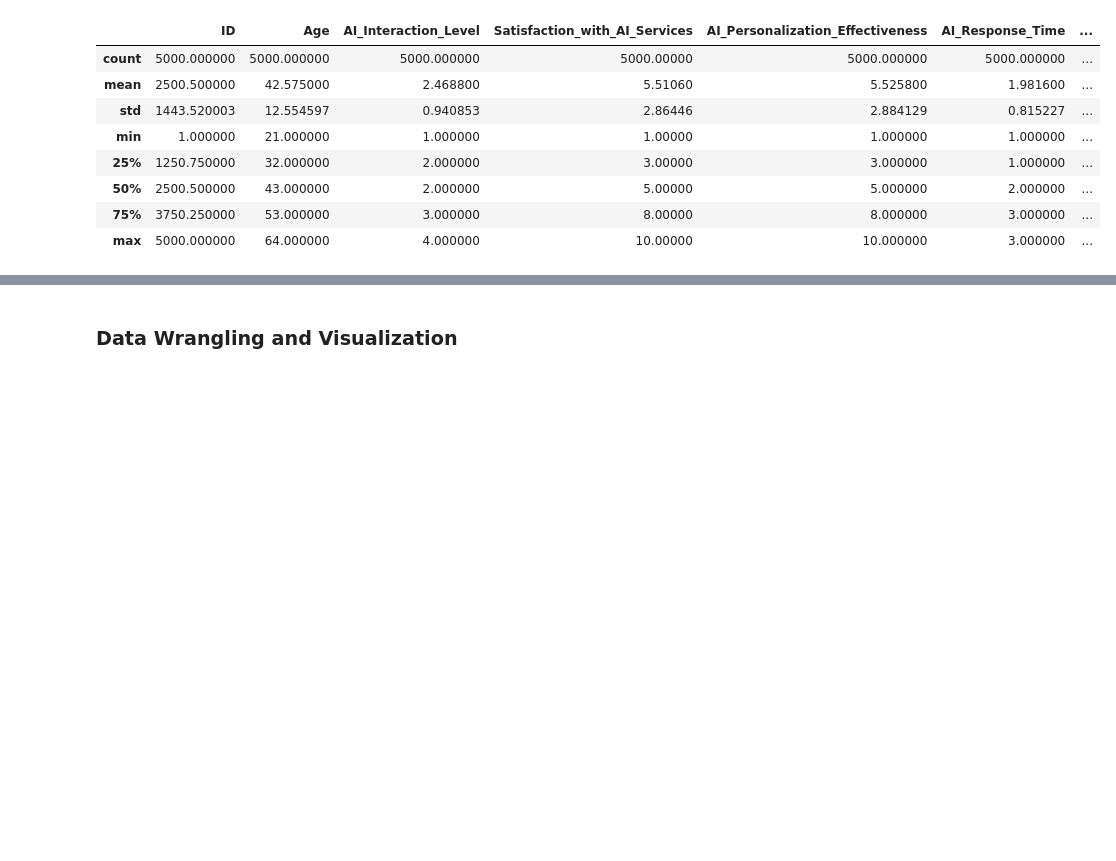
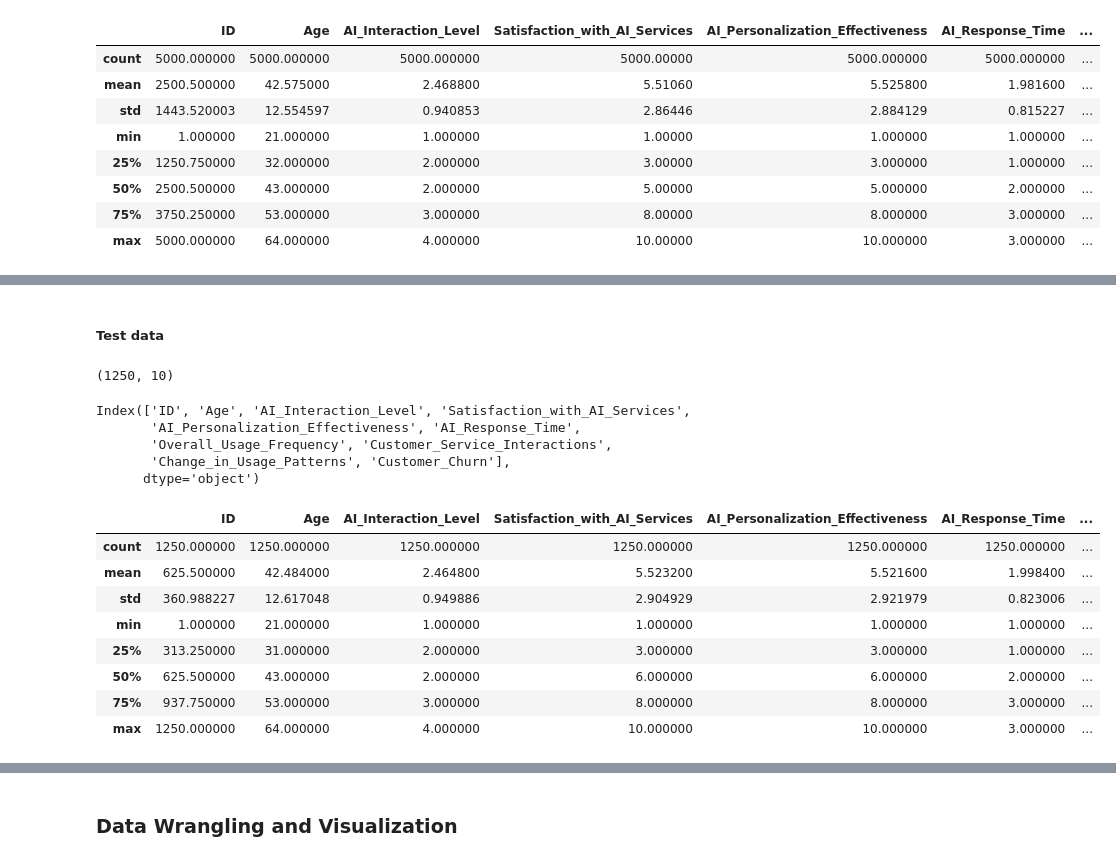
Before and after one commit to alim0118/customer-churn-predictor, a Jupyter notebook: Churn_Predictor.ipynb, the cells around one changed output, grey strips where cells are left out. Saved outputs shown, nothing was run; the diff lists cells and outputs as text; code cells hidden in the pictures; blank space fills up the shorter version.

```diff
--- a/Churn_Predictor.ipynb
+++ b/Churn_Predictor.ipynb
@@ -87,0 +105,26 @@ train.describe(include='all')
+# %% [markdown]
+##### Test data
+# %%
+test.shape
+# %% [output]
+(1250, 10)
+# %%
+test.columns
+# %% [output]
+Index(['ID', 'Age', 'AI_Interaction_Level', 'Satisfaction_with_AI_Services',
+       'AI_Personalization_Effectiveness', 'AI_Response_Time',
+       'Overall_Usage_Frequency', 'Customer_Service_Interactions',
+       'Change_in_Usage_Patterns', 'Customer_Churn'],
+      dtype='object')
+# %%
+test.describe(include='all')
+# %% [output]
+|  | ID | Age | AI_Interaction_Level | Satisfaction_with_AI_Services | AI_Personalization_Effectiveness | AI_Response_Time | ... |
+| count | 1250.000000 | 1250.000000 | 1250.000000 | 1250.000000 | 1250.000000 | 1250.000000 | ... |
+| mean | 625.500000 | 42.484000 | 2.464800 | 5.523200 | 5.521600 | 1.998400 | ... |
+| std | 360.988227 | 12.617048 | 0.949886 | 2.904929 | 2.921979 | 0.823006 | ... |
+| min | 1.000000 | 21.000000 | 1.000000 | 1.000000 | 1.000000 | 1.000000 | ... |
+| 25% | 313.250000 | 31.000000 | 2.000000 | 3.000000 | 3.000000 | 1.000000 | ... |
+| 50% | 625.500000 | 43.000000 | 2.000000 | 6.000000 | 6.000000 | 2.000000 | ... |
+| 75% | 937.750000 | 53.000000 | 3.000000 | 8.000000 | 8.000000 | 3.000000 | ... |
+| max | 1250.000000 | 64.000000 | 4.000000 | 10.000000 | 10.000000 | 3.000000 | ... |
```
Also changed, not shown: parts of 13 cells of this notebook.
